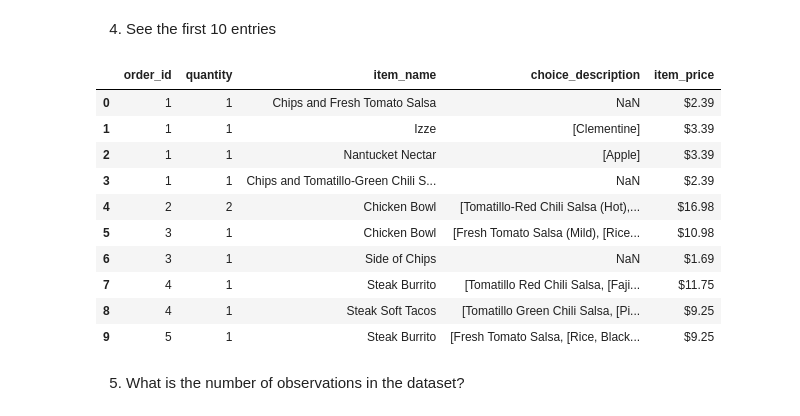
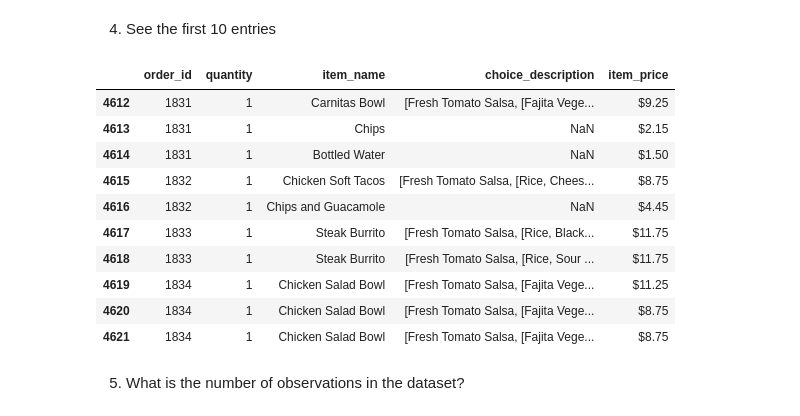
Before and after one commit to Jesenrique/CEIA_Analisis_de_datos, a Jupyter notebook: clase_1/practicas/AdA_02_Pandas_Basics.ipynb, the cells around one changed output. Saved outputs shown, nothing was run; the diff lists cells and outputs as text; code cells hidden in the pictures.

```diff
--- a/clase_1/practicas/AdA_02_Pandas_Basics.ipynb
+++ b/clase_1/practicas/AdA_02_Pandas_Basics.ipynb
@@ -32,27 +32,27 @@ import pandas as pd
 # %% [markdown]
 2. Import the dataset from this [address](https://raw.githubusercontent.com/justmarkham/DAT8/master/data/chipotle.tsv).
 # %%
-pd=pd.read_csv("https://raw.githubusercontent.com/justmarkham/DAT8/master/data/chipotle.tsv",delimiter="\t")
+df=pd.read_csv("https://raw.githubusercontent.com/justmarkham/DAT8/master/data/chipotle.tsv",delimiter="\t")
 # %% [markdown]
 3. Assign it to a variable called chipo.
 # %%
-chipo=pd
+chipo=df
 # %% [markdown]
 4. See the first 10 entries
 # %%
-chipo.head(10)
+chipo.tail(10)
 # %% [output]
 |  | order_id | quantity | item_name | choice_description | item_price |
-| 0 | 1 | 1 | Chips and Fresh Tomato Salsa | NaN | $2.39 |
-| 1 | 1 | 1 | Izze | [Clementine] | $3.39 |
-| 2 | 1 | 1 | Nantucket Nectar | [Apple] | $3.39 |
-| 3 | 1 | 1 | Chips and Tomatillo-Green Chili S... | NaN | $2.39 |
-| 4 | 2 | 2 | Chicken Bowl | [Tomatillo-Red Chili Salsa (Hot),... | $16.98 |
-| 5 | 3 | 1 | Chicken Bowl | [Fresh Tomato Salsa (Mild), [Rice... | $10.98 |
-| 6 | 3 | 1 | Side of Chips | NaN | $1.69 |
-| 7 | 4 | 1 | Steak Burrito | [Tomatillo Red Chili Salsa, [Faji... | $11.75 |
-| 8 | 4 | 1 | Steak Soft Tacos | [Tomatillo Green Chili Salsa, [Pi... | $9.25 |
-| 9 | 5 | 1 | Steak Burrito | [Fresh Tomato Salsa, [Rice, Black... | $9.25 |
+| 4612 | 1831 | 1 | Carnitas Bowl | [Fresh Tomato Salsa, [Fajita Vege... | $9.25 |
+| 4613 | 1831 | 1 | Chips | NaN | $2.15 |
+| 4614 | 1831 | 1 | Bottled Water | NaN | $1.50 |
+| 4615 | 1832 | 1 | Chicken Soft Tacos | [Fresh Tomato Salsa, [Rice, Chees... | $8.75 |
+| 4616 | 1832 | 1 | Chips and Guacamole | NaN | $4.45 |
+| 4617 | 1833 | 1 | Steak Burrito | [Fresh Tomato Salsa, [Rice, Black... | $11.75 |
+| 4618 | 1833 | 1 | Steak Burrito | [Fresh Tomato Salsa, [Rice, Sour ... | $11.75 |
+| 4619 | 1834 | 1 | Chicken Salad Bowl | [Fresh Tomato Salsa, [Fajita Vege... | $11.25 |
+| 4620 | 1834 | 1 | Chicken Salad Bowl | [Fresh Tomato Salsa, [Fajita Vege... | $8.75 |
+| 4621 | 1834 | 1 | Chicken Salad Bowl | [Fresh Tomato Salsa, [Fajita Vege... | $8.75 |
 # %% [markdown]
 5. What is the number of observations in the dataset?
 # %%
```
Also changed, not shown: parts of 18 cells of this notebook, 1 other file.
